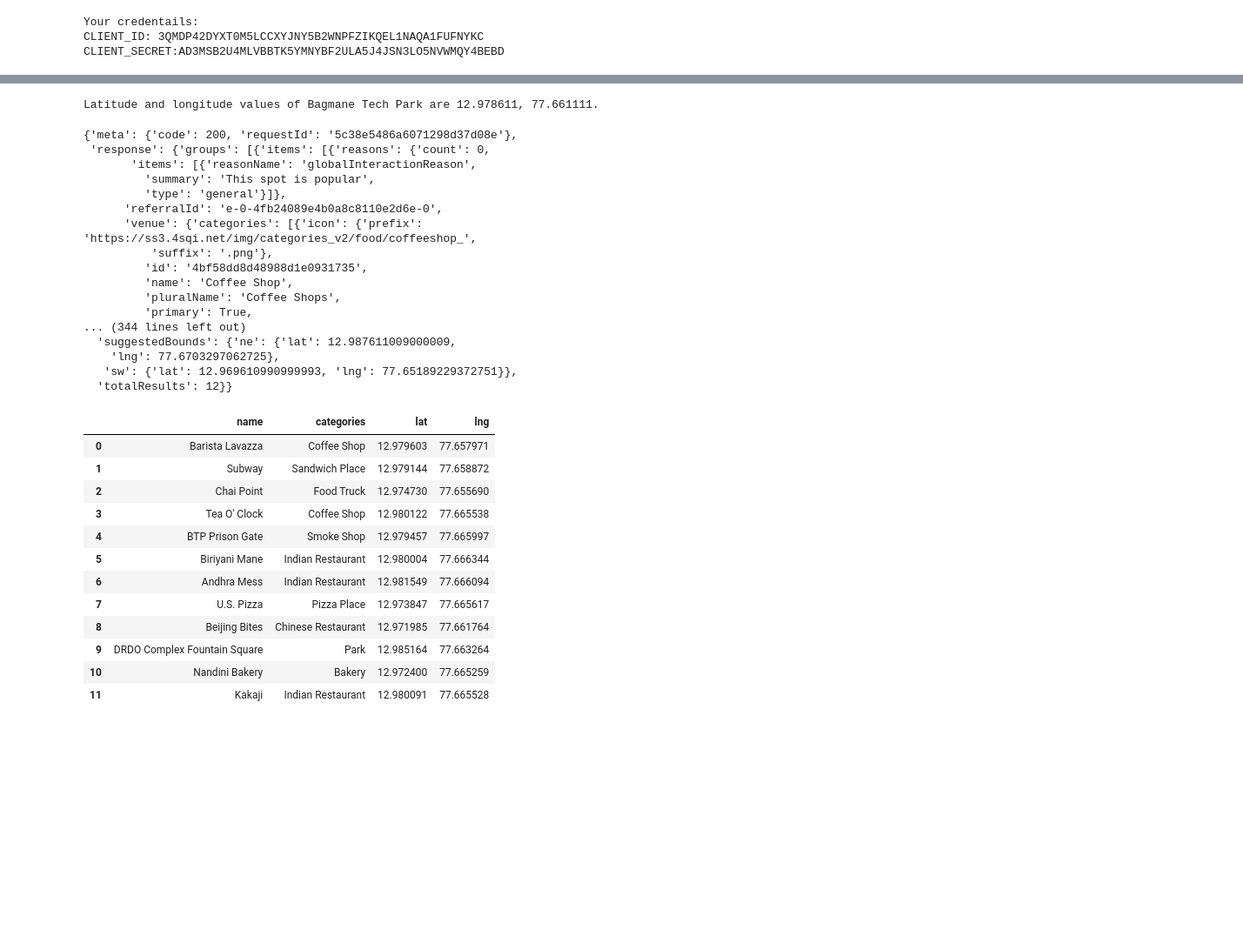
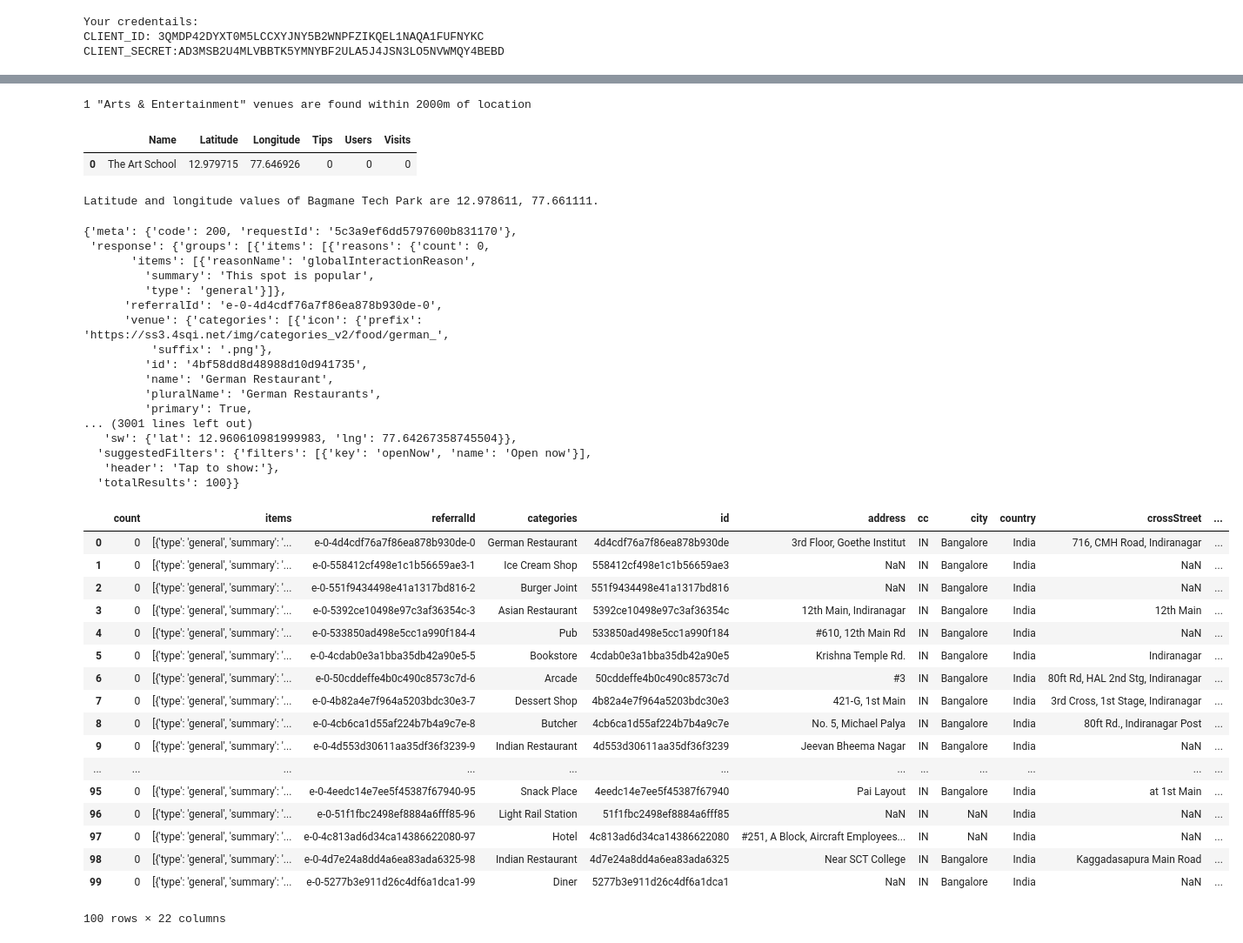
Before and after one commit to Aditya2710/Coursera_Capstone, a Jupyter notebook: Capstone Project - The Battle of Neighborhoods .ipynb, the cells around one changed output, grey strips where cells are left out. Shown: that part at 87% size. Saved outputs shown, nothing was run; the diff lists cells and outputs as text; code cells hidden in the pictures; blank space fills up the shorter version.

```diff
--- a/Capstone Project - The Battle of Neighborhoods .ipynb
+++ b/Capstone Project - The Battle of Neighborhoods .ipynb
@@ -157,3 +387,9 @@ CLIENT_SECRET:AD3MSB2U4MLVBBTK5YMNYBF2ULA5J4JSN3LO5NVWMQY4BEBD
+# %%
+venues_nearby(ITPark['Latitude'], ITPark['Longitude'], 'Arts & Entertainment').head()
+# %% [output]
+1 "Arts & Entertainment" venues are found within 2000m of location
+|  | Name | Latitude | Longitude | Tips | Users | Visits |
+| 0 | The Art School | 12.979715 | 77.646926 | 0 | 0 | 0 |
 # %%
 df_itparks.loc[0, 'Name']
 itpark_latitude = df_itparks.loc[0, 'Latitude'] # latitude value
@@ -167,8 +403,8 @@ print('Latitude and longitude values of {} are {}, {}.'.format(itpark_name,
 # %% [output]
 Latitude and longitude values of Bagmane Tech Park are 12.978611, 77.661111.
 # %%
-LIMIT = 100 # limit of number of venues returned by Foursquare API
-radius = 1000 # define radius
+LIMIT = 500 # limit of number of venues returned by Foursquare API
+radius = 2000 # define radius
 import requests # library to handle requests
 from pandas.io.json import json_normalize # tranform JSON file into a pandas dataframe
 url = 'https://api.foursquare.com/v2/venues/explore?&client_id={}&client_secret={}&v={}&ll={},{}&radius={}&limit={}'.format(
@@ -181,26 +417,26 @@ url = 'https://api.foursquare.com/v2/venues/explore?&client_id={}&client_secret=
     LIMIT)
 url # display URL
 
-fs = requests.get(url).json()
-fs
+results = requests.get(url).json()
+results
 # %% [output]
-{'meta': {'code': 200, 'requestId': '5c38e5486a6071298d37d08e'},
+{'meta': {'code': 200, 'requestId': '5c3a9ef6dd5797600b831170'},
  'response': {'groups': [{'items': [{'reasons': {'count': 0,
        'items': [{'reasonName': 'globalInteractionReason',
          'summary': 'This spot is popular',
          'type': 'general'}]},
-      'referralId': 'e-0-4fb24089e4b0a8c8110e2d6e-0',
-      'venue': {'categories': [{'icon': {'prefix': 'https://ss3.4sqi.net/img/categories_v2/food/coffeeshop_',
+      'referralId': 'e-0-4d4cdf76a7f86ea878b930de-0',
+      'venue': {'categories': [{'icon': {'prefix': 'https://ss3.4sqi.net/img/categories_v2/food/german_',
           'suffix': '.png'},
-         'id': '4bf58dd8d48988d1e0931735',
-         'name': 'Coffee Shop',
-         'pluralName': 'Coffee Shops',
+         'id': '4bf58dd8d48988d10d941735',
+         'name': 'German Restaurant',
+         'pluralName': 'German Restaurants',
          'primary': True,
-... (344 lines left out)
-  'suggestedBounds': {'ne': {'lat': 12.987611009000009,
-    'lng': 77.6703297062725},
-   'sw': {'lat': 12.969610990999993, 'lng': 77.65189229372751}},
-  'totalResults': 12}}
+... (3001 lines left out)
+   'sw': {'lat': 12.960610981999983, 'lng': 77.64267358745504}},
+  'suggestedFilters': {'filters': [{'key': 'openNow', 'name': 'Open now'}],
+   'header': 'Tap to show:'},
+  'totalResults': 100}}
 # %%
 # function that extracts the category of the venue
 def get_category_type(row):
@@ -216,30 +452,35 @@ def get_category_type(row):
 # %%
 venues = results['response']['groups'][0]['items']
 
 nearby_venues = json_normalize(venues) # flatten JSON
 
 # filter columns
 filtered_columns = ['venue.name', 'venue.categories', 'venue.location.lat', 'venue.location.lng']
-nearby_venues =nearby_venues.loc[:, filtered_columns]
+#nearby_venues =nearby_venues.loc[:, filtered_columns]
 
 # filter the category for each row
 nearby_venues['venue.categories'] = nearby_venues.apply(get_category_type, axis=1)
 
 # clean columns
 nearby_venues.columns = [col.split(".")[-1] for col in nearby_venues.columns]
 
-nearby_venues.head(100)
+nearby_venues.head(1000)
 # %% [output]
-|  | name | categories | lat | lng |
-| 0 | Barista Lavazza | Coffee Shop | 12.979603 | 77.657971 |
-| 1 | Subway | Sandwich Place | 12.979144 | 77.658872 |
-| 2 | Chai Point | Food Truck | 12.974730 | 77.655690 |
-| 3 | Tea O' Clock | Coffee Shop | 12.980122 | 77.665538 |
-| 4 | BTP Prison Gate | Smoke Shop | 12.979457 | 77.665997 |
-| 5 | Biriyani Mane | Indian Restaurant | 12.980004 | 77.666344 |
-| 6 | Andhra Mess | Indian Restaurant | 12.981549 | 77.666094 |
-| 7 | U.S. Pizza | Pizza Place | 12.973847 | 77.665617 |
-| 8 | Beijing Bites | Chinese Restaurant | 12.971985 | 77.661764 |
-| 9 | DRDO Complex Fountain Square | Park | 12.985164 | 77.663264 |
-| 10 | Nandini Bakery | Bakery | 12.972400 | 77.665259 |
-| 11 | Kakaji | Indian Restaurant | 12.980091 | 77.665528 |
+|  | count | items | referralId | categories | id | address | cc | city | country | crossStreet | ... |
+| 0 | 0 | [{'type': 'general', 'summary': '... | e-0-4d4cdf76a7f86ea878b930de-0 | German Restaurant | 4d4cdf76a7f86ea878b930de | 3rd Floor, Goethe Institut | IN | Bangalore | India | 716, CMH Road, Indiranagar | ... |
+| 1 | 0 | [{'type': 'general', 'summary': '... | e-0-558412cf498e1c1b56659ae3-1 | Ice Cream Shop | 558412cf498e1c1b56659ae3 | NaN | IN | Bangalore | India | NaN | ... |
+| 2 | 0 | [{'type': 'general', 'summary': '... | e-0-551f9434498e41a1317bd816-2 | Burger Joint | 551f9434498e41a1317bd816 | NaN | IN | Bangalore | India | NaN | ... |
+| 3 | 0 | [{'type': 'general', 'summary': '... | e-0-5392ce10498e97c3af36354c-3 | Asian Restaurant | 5392ce10498e97c3af36354c | 12th Main, Indiranagar | IN | Bangalore | India | 12th Main | ... |
+| 4 | 0 | [{'type': 'general', 'summary': '... | e-0-533850ad498e5cc1a990f184-4 | Pub | 533850ad498e5cc1a990f184 | #610, 12th Main Rd | IN | Bangalore | India | NaN | ... |
+| 5 | 0 | [{'type': 'general', 'summary': '... | e-0-4cdab0e3a1bba35db42a90e5-5 | Bookstore | 4cdab0e3a1bba35db42a90e5 | Krishna Temple Rd. | IN | Bangalore | India | Indiranagar | ... |
+| 6 | 0 | [{'type': 'general', 'summary': '... | e-0-50cddeffe4b0c490c8573c7d-6 | Arcade | 50cddeffe4b0c490c8573c7d | #3 | IN | Bangalore | India | 80ft Rd, HAL 2nd Stg, Indiranagar | ... |
+| 7 | 0 | [{'type': 'general', 'summary': '... | e-0-4b82a4e7f964a5203bdc30e3-7 | Dessert Shop | 4b82a4e7f964a5203bdc30e3 | 421-G, 1st Main | IN | Bangalore | India | 3rd Cross, 1st Stage, Indiranagar | ... |
+| 8 | 0 | [{'type': 'general', 'summary': '... | e-0-4cb6ca1d55af224b7b4a9c7e-8 | Butcher | 4cb6ca1d55af224b7b4a9c7e | No. 5, Michael Palya | IN | Bangalore | India | 80ft Rd., Indiranagar Post | ... |
+| 9 | 0 | [{'type': 'general', 'summary': '... | e-0-4d553d30611aa35df36f3239-9 | Indian Restaurant | 4d553d30611aa35df36f3239 | Jeevan Bheema Nagar | IN | Bangalore | India | NaN | ... |
+| ... | ... | ... | ... | ... | ... | ... | ... | ... | ... | ... | ... |
+| 95 | 0 | [{'type': 'general', 'summary': '... | e-0-4eedc14e7ee5f45387f67940-95 | Snack Place | 4eedc14e7ee5f45387f67940 | Pai Layout | IN | Bangalore | India | at 1st Main | ... |
+| 96 | 0 | [{'type': 'general', 'summary': '... | e-0-51f1fbc2498ef8884a6fff85-96 | Light Rail Station | 51f1fbc2498ef8884a6fff85 | NaN | IN | NaN | India | NaN | ... |
+| 97 | 0 | [{'type': 'general', 'summary': '... | e-0-4c813ad6d34ca14386622080-97 | Hotel | 4c813ad6d34ca14386622080 | #251, A Block, Aircraft Employees... | IN | NaN | India | NaN | ... |
+| 98 | 0 | [{'type': 'general', 'summary': '... | e-0-4d7e24a8dd4a6ea83ada6325-98 | Indian Restaurant | 4d7e24a8dd4a6ea83ada6325 | Near SCT College | IN | Bangalore | India | Kaggadasapura Main Road | ... |
+| 99 | 0 | [{'type': 'general', 'summary': '... | e-0-5277b3e911d26c4df6a1dca1-99 | Diner | 5277b3e911d26c4df6a1dca1 | NaN | IN | Bangalore | India | NaN | ... |
+100 rows × 22 columns
```
Also changed, not shown: parts of 102 cells of this notebook.
